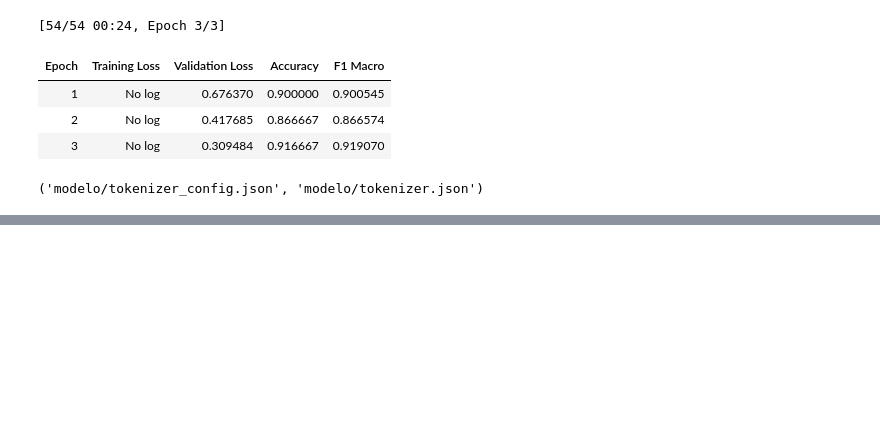
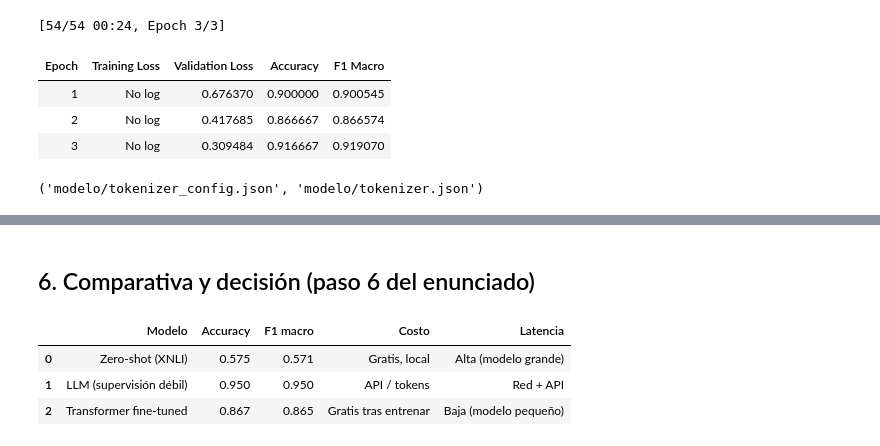
Before and after one commit to jyauric/python-intermedio-tareas, a Jupyter notebook: tarea_1/02_clasificacion.ipynb, the cells around one changed output, grey strips where cells are left out. Saved outputs shown, nothing was run; the diff lists cells and outputs as text; code cells hidden in the pictures; blank space fills up the shorter version.

```diff
--- a/tarea_1/02_clasificacion.ipynb
+++ b/tarea_1/02_clasificacion.ipynb
@@ -273,0 +337,19 @@ Notes:
+# %% [markdown]
+## 6. Comparativa y decisión (paso 6 del enunciado)
+# %%
+acc_llm = accuracy_score(test["etiqueta"], test["etiqueta_llm"])
+f1_llm = f1_score(test["etiqueta"], test["etiqueta_llm"], average="macro")
+
+comparacion = pd.DataFrame({
+    "Modelo": ["Zero-shot (XNLI)", "LLM (supervisión débil)", "Transformer fine-tuned"],
+    "Accuracy": [acc_zs, acc_llm, acc_ft],
+    "F1 macro": [f1_zs, f1_llm, f1_ft],
+    "Costo": ["Gratis, local", "API / tokens", "Gratis tras entrenar"],    # ✏️ revisa que coincida con lo que viste
+    "Latencia": ["Alta (modelo grande)", "Red + API", "Baja (modelo pequeño)"],
+}).round(3)
+comparacion
+# %% [output]
+|  | Modelo | Accuracy | F1 macro | Costo | Latencia |
+| 0 | Zero-shot (XNLI) | 0.575 | 0.571 | Gratis, local | Alta (modelo grande) |
+| 1 | LLM (supervisión débil) | 0.950 | 0.950 | API / tokens | Red + API |
+| 2 | Transformer fine-tuned | 0.867 | 0.865 | Gratis tras entrenar | Baja (modelo pequeño) |
```
Also changed, not shown: parts of 8 cells of this notebook, 1 other file.
